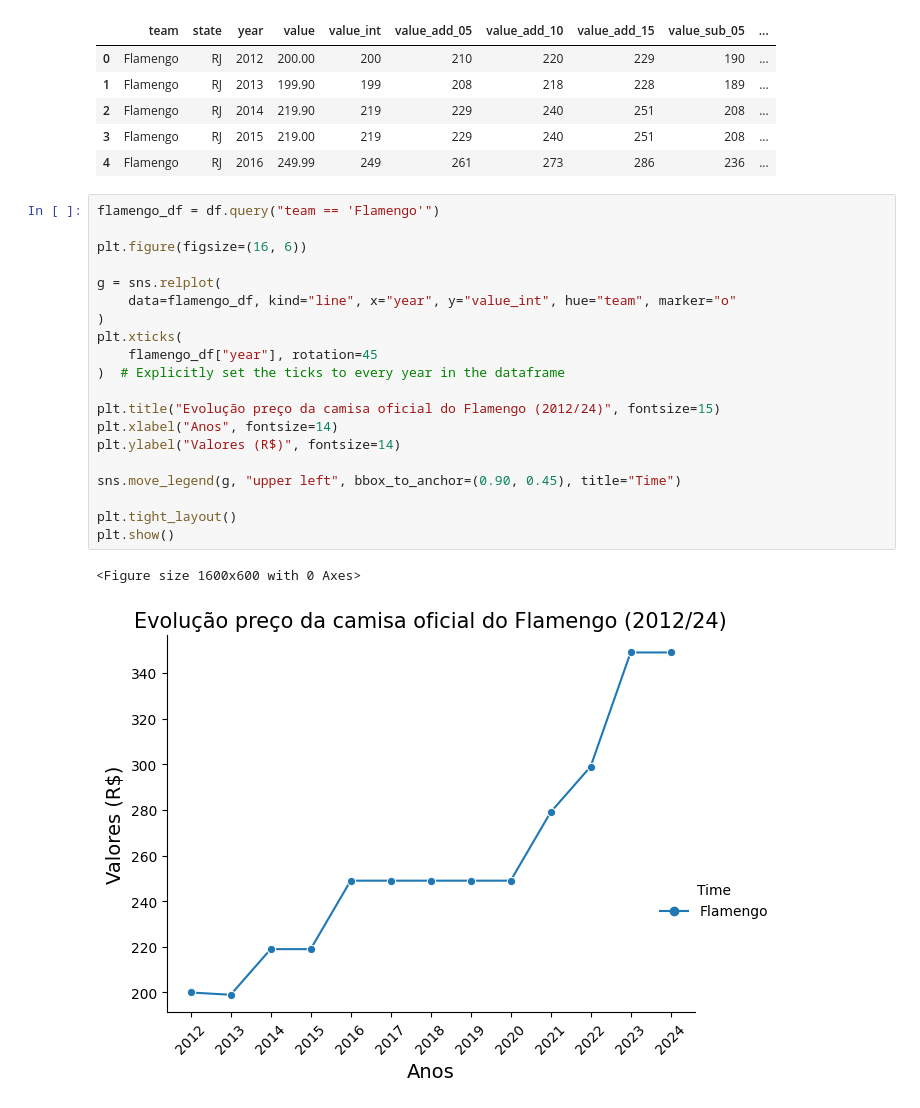
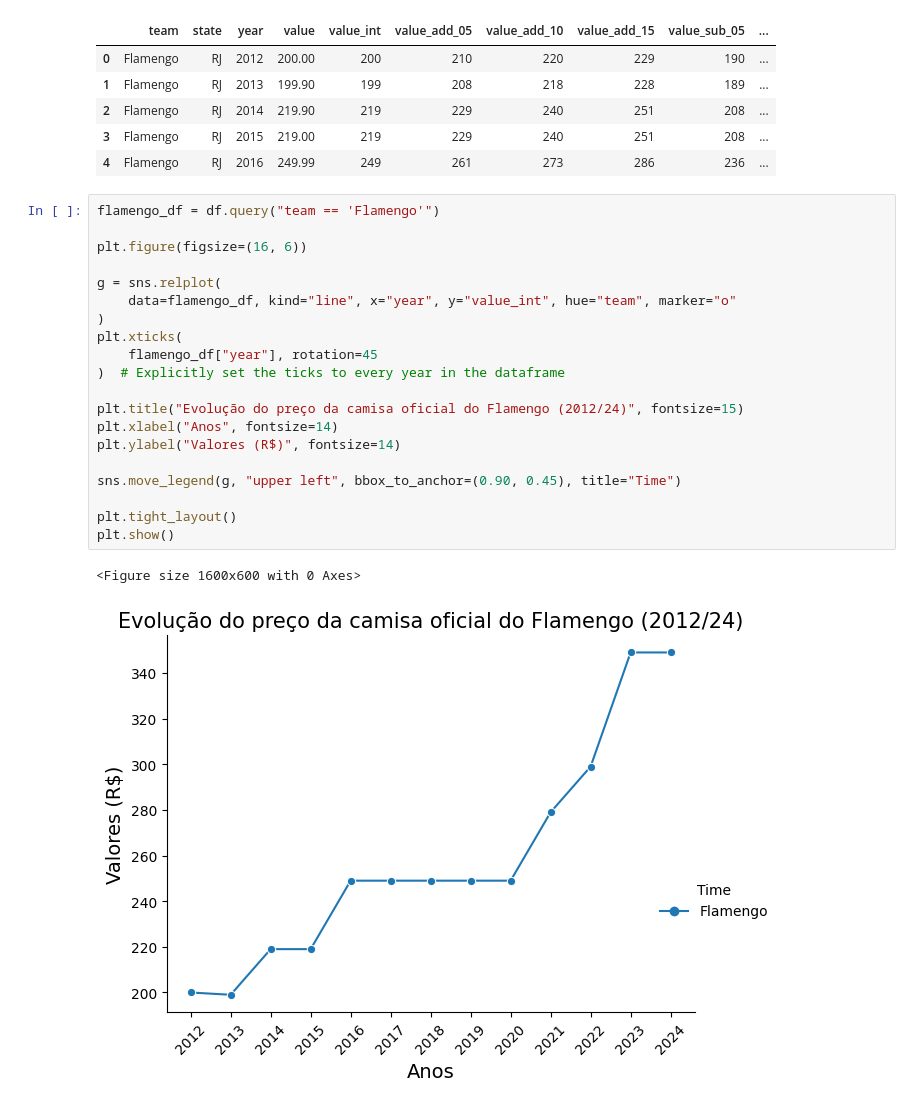
Before and after one commit to leonardoFiedler/brazilian-football-jerseys, a Jupyter notebook: app/analytics/basic_data_analysis.ipynb, the cells around one changed output. Drawn from its saved outputs; the diff is of its cells as text.

```diff
--- a/app/analytics/basic_data_analysis.ipynb
+++ b/app/analytics/basic_data_analysis.ipynb
@@ -31,26 +31,26 @@ df.head()
 # %%
 flamengo_df = df.query("team == 'Flamengo'")
 
 plt.figure(figsize=(16, 6))
 
 g = sns.relplot(
     data=flamengo_df, kind="line", x="year", y="value_int", hue="team", marker="o"
 )
 plt.xticks(
     flamengo_df["year"], rotation=45
 )  # Explicitly set the ticks to every year in the dataframe
 
-plt.title("Evolução preço da camisa oficial do Flamengo (2012/24)", fontsize=15)
+plt.title("Evolução do preço da camisa oficial do Flamengo (2012/24)", fontsize=15)
 plt.xlabel("Anos", fontsize=14)
 plt.ylabel("Valores (R$)", fontsize=14)
 
 sns.move_legend(g, "upper left", bbox_to_anchor=(0.90, 0.45), title="Time")
 
 plt.tight_layout()
 plt.show()
 # %% [output]
 <Figure size 1600x600 with 0 Axes>
-[figure, old version]
+[figure, new version]
 # %%
 vasco_df = df.query("team == 'Vasco'")
 
```
Also changed, not shown: parts of 4 cells of this notebook, 1 other file.
